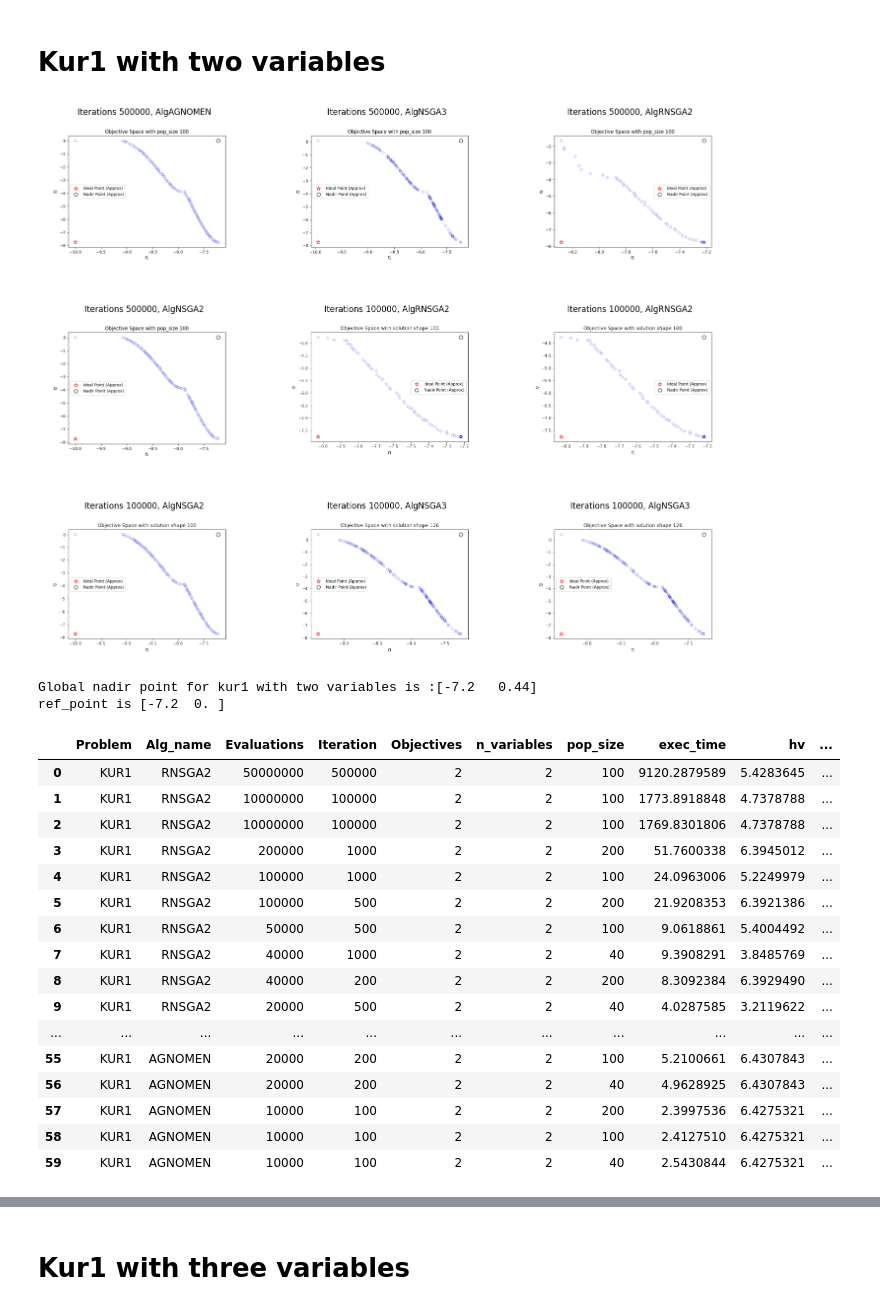
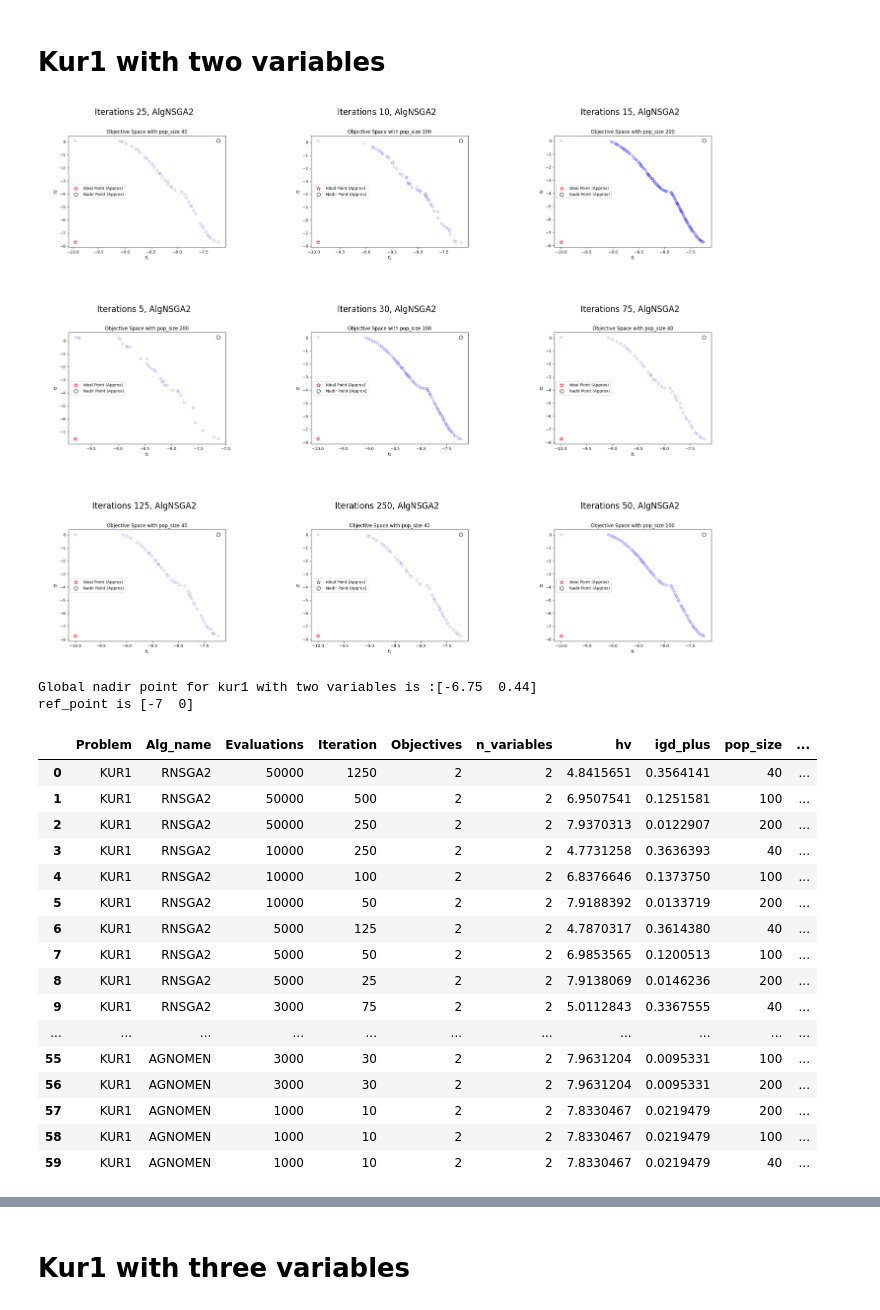
Before and after one commit to wuyoscar/Multi-Obj_Optimization, a Jupyter notebook: Result/result_factory/Kur1.ipynb, the cells around one changed output, grey strips where cells are left out. Drawn from its saved outputs; the diff is of its cells as text; code cells hidden in the pictures.

```diff
--- a/Result/result_factory/Kur1.ipynb
+++ b/Result/result_factory/Kur1.ipynb
@@ -27,8 +27,8 @@ def hv_result(result):
     get = result.apply(calculate_hv, axis=1)
     df = pd.DataFrame(get.tolist(), columns = ['hv','igd_plus','hv_exc_time'])
     final_result = pd.concat([result, df],axis=1)
-    output_result = final_result[['Problem', 'Alg_name', 'Evaluations','Iteration', 'Objectives', 'n_variables','pop_size',
-    'exec_time', 'hv','igd_plus',
+    output_result = final_result[['Problem', 'Alg_name', 'Evaluations','Iteration', 'Objectives', 'n_variables','hv','igd_plus','pop_size',
+    'exec_time',
     'hv_exc_time']]
     print(f'ref_point is {ref_point}')
     output_result = output_result.sort_values(['Alg_name','Evaluations','igd_plus','hv'],ascending =False).reset_index(drop=True)
@@ -57,7 +57,7 @@ from matplotlib import pyplot as plt
 
 pd.set_option('display.max_rows', None)
 folder = os.path.dirname(os.getcwd())
-filename = 'result_all'
+filename = 'result_23Nov'
 path = os.path.join(folder, filename)
 
 result = pd.read_csv(path)
@@ -103,35 +103,35 @@ for i in range(9):
     plt.axis('off')
     plt.imshow(img)
 # %% [output]
-[figure, old version]
+[figure, new version]
 # %%
 nadir_arr  = np.array([np.fromstring(i, dtype=float, sep=' ') for i in np.array(kur1_2['approx_nadir'])])
 
 print(f'Global nadir point for kur1 with two variables is :{np.round(np.max(nadir_arr, axis=0),2)}')
 
-ref_point = np.array([-7.2  ,0])
+ref_point = np.array([-7  ,0])
 pf = np.loadtxt(os.path.join(cdir, 'Bench/kur1_2_pf' ))
 hv_result(kur1_2)
 # %% [output]
-Global nadir point for kur1 with two variables is :[-7.2   0.44]
-ref_point is [-7.2  0. ]
+Global nadir point for kur1 with two variables is :[-6.75  0.44]
+ref_point is [-7  0]
-|  | Problem | Alg_name | Evaluations | Iteration | Objectives | n_variables | pop_size | exec_time | hv | ... |
-| 0 | KUR1 | RNSGA2 | 50000000 | 500000 | 2 | 2 | 100 | 9120.2879589 | 5.4283645 | ... |
-| 1 | KUR1 | RNSGA2 | 10000000 | 100000 | 2 | 2 | 100 | 1773.8918848 | 4.7378788 | ... |
-| 2 | KUR1 | RNSGA2 | 10000000 | 100000 | 2 | 2 | 100 | 1769.8301806 | 4.7378788 | ... |
-| 3 | KUR1 | RNSGA2 | 200000 | 1000 | 2 | 2 | 200 | 51.7600338 | 6.3945012 | ... |
-| 4 | KUR1 | RNSGA2 | 100000 | 1000 | 2 | 2 | 100 | 24.0963006 | 5.2249979 | ... |
-| 5 | KUR1 | RNSGA2 | 100000 | 500 | 2 | 2 | 200 | 21.9208353 | 6.3921386 | ... |
-| 6 | KUR1 | RNSGA2 | 50000 | 500 | 2 | 2 | 100 | 9.0618861 | 5.4004492 | ... |
-| 7 | KUR1 | RNSGA2 | 40000 | 1000 | 2 | 2 | 40 | 9.3908291 | 3.8485769 | ... |
-| 8 | KUR1 | RNSGA2 | 40000 | 200 | 2 | 2 | 200 | 8.3092384 | 6.3929490 | ... |
-| 9 | KUR1 | RNSGA2 | 20000 | 500 | 2 | 2 | 40 | 4.0287585 | 3.2119622 | ... |
+|  | Problem | Alg_name | Evaluations | Iteration | Objectives | n_variables | hv | igd_plus | pop_size | ... |
+| 0 | KUR1 | RNSGA2 | 50000 | 1250 | 2 | 2 | 4.8415651 | 0.3564141 | 40 | ... |
+| 1 | KUR1 | RNSGA2 | 50000 | 500 | 2 | 2 | 6.9507541 | 0.1251581 | 100 | ... |
+| 2 | KUR1 | RNSGA2 | 50000 | 250 | 2 | 2 | 7.9370313 | 0.0122907 | 200 | ... |
+| 3 | KUR1 | RNSGA2 | 10000 | 250 | 2 | 2 | 4.7731258 | 0.3636393 | 40 | ... |
+| 4 | KUR1 | RNSGA2 | 10000 | 100 | 2 | 2 | 6.8376646 | 0.1373750 | 100 | ... |
+| 5 | KUR1 | RNSGA2 | 10000 | 50 | 2 | 2 | 7.9188392 | 0.0133719 | 200 | ... |
+| 6 | KUR1 | RNSGA2 | 5000 | 125 | 2 | 2 | 4.7870317 | 0.3614380 | 40 | ... |
+| 7 | KUR1 | RNSGA2 | 5000 | 50 | 2 | 2 | 6.9853565 | 0.1200513 | 100 | ... |
+| 8 | KUR1 | RNSGA2 | 5000 | 25 | 2 | 2 | 7.9138069 | 0.0146236 | 200 | ... |
+| 9 | KUR1 | RNSGA2 | 3000 | 75 | 2 | 2 | 5.0112843 | 0.3367555 | 40 | ... |
 | ... | ... | ... | ... | ... | ... | ... | ... | ... | ... | ... |
-| 55 | KUR1 | AGNOMEN | 20000 | 200 | 2 | 2 | 100 | 5.2100661 | 6.4307843 | ... |
-| 56 | KUR1 | AGNOMEN | 20000 | 200 | 2 | 2 | 40 | 4.9628925 | 6.4307843 | ... |
-| 57 | KUR1 | AGNOMEN | 10000 | 100 | 2 | 2 | 200 | 2.3997536 | 6.4275321 | ... |
-| 58 | KUR1 | AGNOMEN | 10000 | 100 | 2 | 2 | 100 | 2.4127510 | 6.4275321 | ... |
-| 59 | KUR1 | AGNOMEN | 10000 | 100 | 2 | 2 | 40 | 2.5430844 | 6.4275321 | ... |
+| 55 | KUR1 | AGNOMEN | 3000 | 30 | 2 | 2 | 7.9631204 | 0.0095331 | 100 | ... |
+| 56 | KUR1 | AGNOMEN | 3000 | 30 | 2 | 2 | 7.9631204 | 0.0095331 | 200 | ... |
+| 57 | KUR1 | AGNOMEN | 1000 | 10 | 2 | 2 | 7.8330467 | 0.0219479 | 200 | ... |
+| 58 | KUR1 | AGNOMEN | 1000 | 10 | 2 | 2 | 7.8330467 | 0.0219479 | 100 | ... |
+| 59 | KUR1 | AGNOMEN | 1000 | 10 | 2 | 2 | 7.8330467 | 0.0219479 | 40 | ... |
 # %%
 ref_point = np.array([-1, 5])
 pf = np.loadtxt(os.path.join(cdir, 'Bench/kur1_2_pf' ))
```
Also changed, not shown: parts of 11 cells of this notebook, 9 other files.
